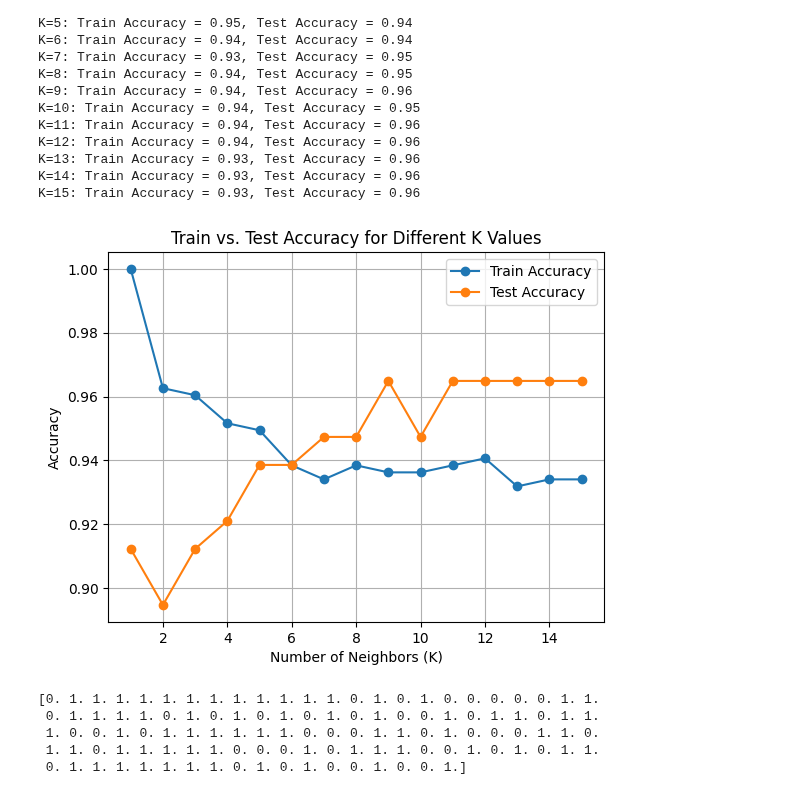
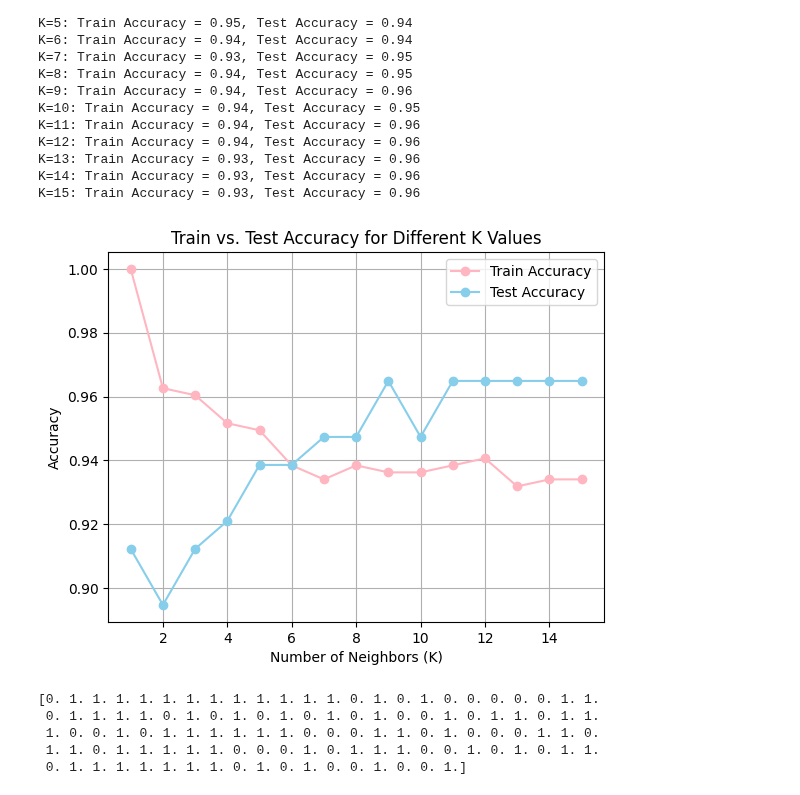
Before and after one commit to jemlau/PredictiveAnalyticsWithPython, a Jupyter notebook: Topic1/JEMINA/BreastCancerDataset.ipynb, the cells around one changed output. Cells and saved outputs as stored; diff of their text form; code cells hidden in the pictures.

Commit message:
updating color

```diff
--- a/Topic1/JEMINA/BreastCancerDataset.ipynb
+++ b/Topic1/JEMINA/BreastCancerDataset.ipynb
@@ -151,16 +151,16 @@ K=13: Train Accuracy = 0.93, Test Accuracy = 0.96
 K=14: Train Accuracy = 0.93, Test Accuracy = 0.96
 K=15: Train Accuracy = 0.93, Test Accuracy = 0.96
 # %%
-plt.plot(range(1, 16), train_accuracies, marker='o', label="Train Accuracy")
-plt.plot(range(1, 16), test_accuracies, marker='o', label="Test Accuracy")
+plt.plot(range(1, 16), train_accuracies, marker='o', color='lightpink', label="Train Accuracy")
+plt.plot(range(1, 16), test_accuracies, marker='o',color='skyblue', label="Test Accuracy")
 plt.xlabel("Number of Neighbors (K)")
 plt.ylabel("Accuracy")
 plt.title("Train vs. Test Accuracy for Different K Values")
 plt.legend()
 plt.grid(True)
 plt.show()
 # %% [output]
-[figure, old version]
+[figure, new version]
 # %%
 K=15
 knn=KNeighborsClassifier(K)
```
